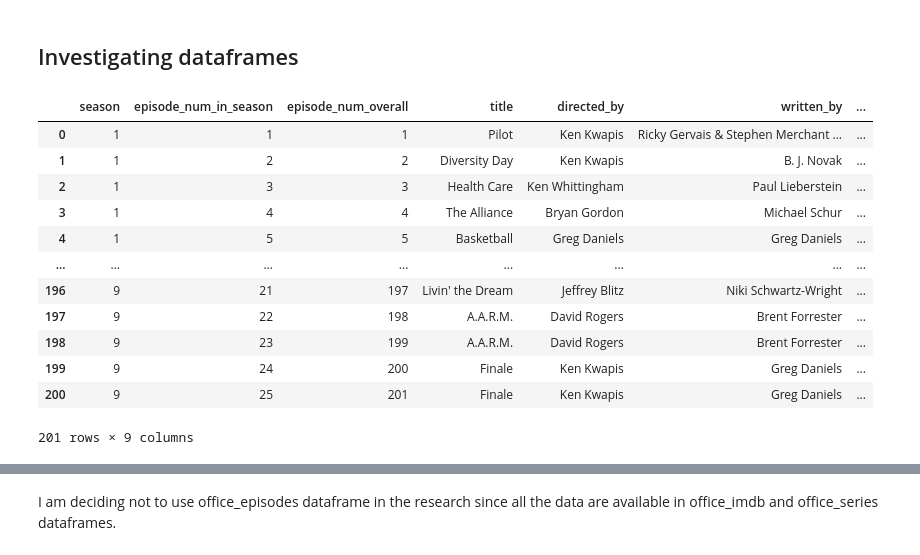
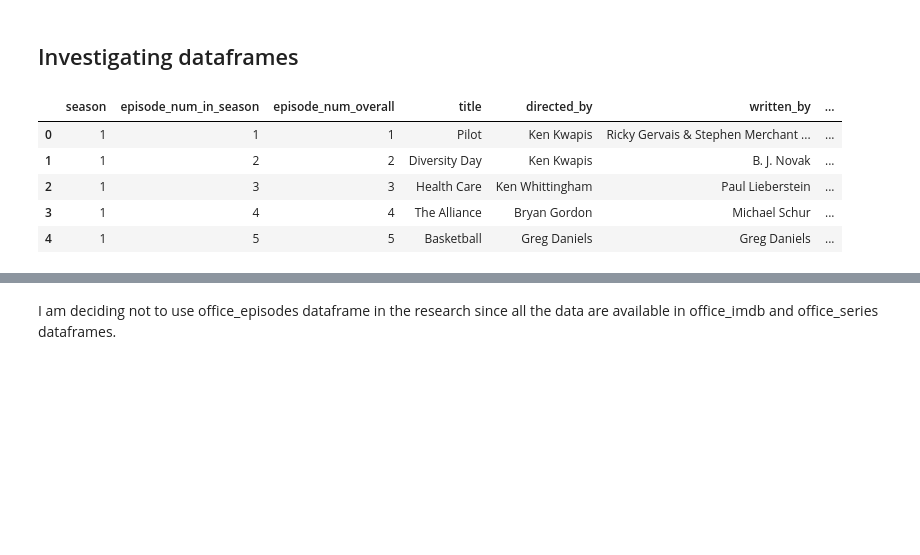
Before and after one commit to Anja585/ProgDAProject, a Jupyter notebook: simulation.ipynb, the cells around one changed output, grey strips where cells are left out. Cells and saved outputs as stored; diff of their text form; code cells hidden in the pictures; blank space fills up the shorter version.

```diff
--- a/simulation.ipynb
+++ b/simulation.ipynb
@@ -18,20 +18,13 @@ office_lines = pd.read_csv("The-Office-Lines-V4.csv")
 ## Investigating dataframes
 # %%
 # printing out the dataframe
-office_episodes
+office_episodes.head(5)
 # %% [output]
 |  | season | episode_num_in_season | episode_num_overall | title | directed_by | written_by | ... |
 | 0 | 1 | 1 | 1 | Pilot | Ken Kwapis | Ricky Gervais & Stephen Merchant ... | ... |
 | 1 | 1 | 2 | 2 | Diversity Day | Ken Kwapis | B. J. Novak | ... |
 | 2 | 1 | 3 | 3 | Health Care | Ken Whittingham | Paul Lieberstein | ... |
 | 3 | 1 | 4 | 4 | The Alliance | Bryan Gordon | Michael Schur | ... |
 | 4 | 1 | 5 | 5 | Basketball | Greg Daniels | Greg Daniels | ... |
-| ... | ... | ... | ... | ... | ... | ... | ... |
-| 196 | 9 | 21 | 197 | Livin' the Dream | Jeffrey Blitz | Niki Schwartz-Wright | ... |
-| 197 | 9 | 22 | 198 | A.A.R.M. | David Rogers | Brent Forrester | ... |
-| 198 | 9 | 23 | 199 | A.A.R.M. | David Rogers | Brent Forrester | ... |
-| 199 | 9 | 24 | 200 | Finale | Ken Kwapis | Greg Daniels | ... |
-| 200 | 9 | 25 | 201 | Finale | Ken Kwapis | Greg Daniels | ... |
-201 rows × 9 columns
 # %%
 # printing out the dataframe
```
Also changed, not shown: parts of 19 cells of this notebook.
